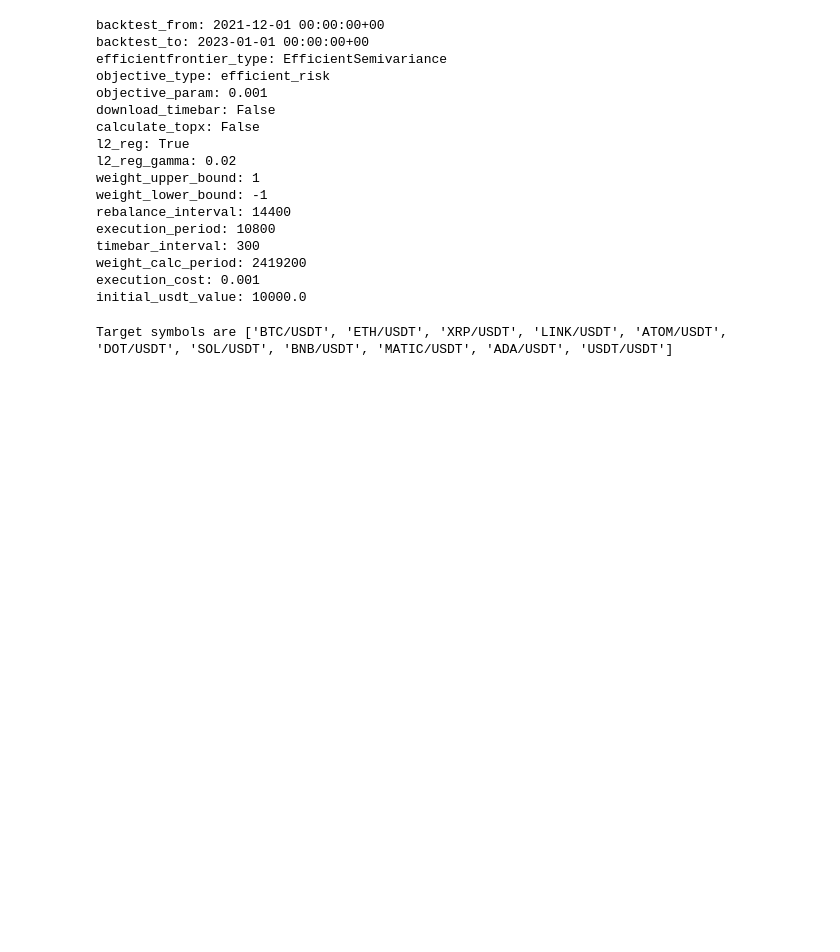
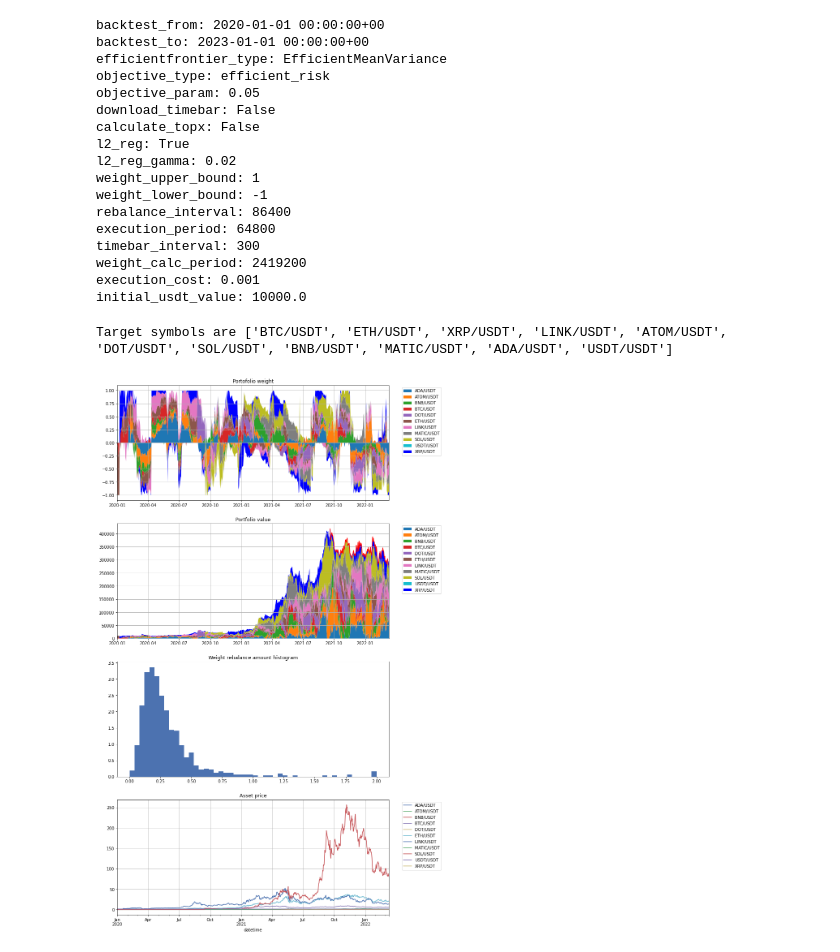
Before and after one commit to takahiro47/crypto_portfolio_bot, a Jupyter notebook: crypto_portfolio_bot.ipynb, the cells around one changed output. Drawn from its saved outputs; the diff is of its cells as text; code cells hidden in the pictures; blank space fills up the shorter version.

Commit message:
Further improvement in backtest

```diff
--- a/crypto_portfolio_bot.ipynb
+++ b/crypto_portfolio_bot.ipynb
@@ -17,19 +17,19 @@ mlflow.set_experiment('crypto_portfolio_bot')
 
 # 実験のパラメータ
 experiment_options = {
-    'backtest_from': '2021-12-01 00:00:00+00',
+    'backtest_from': '2020-01-01 00:00:00+00',
     'backtest_to': '2023-01-01 00:00:00+00',
-    'efficientfrontier_type': 'EfficientSemivariance',
+    'efficientfrontier_type': 'EfficientMeanVariance',
     'objective_type': 'efficient_risk',
-    'objective_param': 0.01,
+    'objective_param': 0.05,
     'download_timebar': False,
     'calculate_topx': False,
     'l2_reg': True,
     'l2_reg_gamma': 0.02,
     'weight_upper_bound': 1,            # 1銘柄のポジション / 全ポジションの絶対値の合計の最大値
     'weight_lower_bound': -1,           # 1銘柄のポジション / 全ポジションの絶対値の合計の最小値
-    'rebalance_interval': 4*60*60,      # ポートフォリオリバランス間隔 [秒]
-    'execution_period': 3*60*60,      # ポートフォリオリバランス実行期間 [秒]
+    'rebalance_interval': 24*60*60,      # ポートフォリオリバランス間隔 [秒]
+    'execution_period': 18*60*60,      # ポートフォリオリバランス実行期間 [秒]
     'timebar_interval': 5*60,           # タイムバー間隔 [秒]
     'weight_calc_period': 4*7*24*60*60,  # ポートフォリオ計算時のリターン系列の長さ [秒]
     'execution_cost': 0.001,            # トレード手数料
@@ -43,19 +43,19 @@ for _idx, _value in enumerate(experiment_options):
     print(f'{_value}: {experiment_options[_value]}')
     mlflow.log_param(_value, experiment_options[_value])
 # %% [output]
-backtest_from: 2021-12-01 00:00:00+00
+backtest_from: 2020-01-01 00:00:00+00
 backtest_to: 2023-01-01 00:00:00+00
-efficientfrontier_type: EfficientSemivariance
+efficientfrontier_type: EfficientMeanVariance
 objective_type: efficient_risk
-objective_param: 0.001
+objective_param: 0.05
 download_timebar: False
 calculate_topx: False
 l2_reg: True
 l2_reg_gamma: 0.02
 weight_upper_bound: 1
 weight_lower_bound: -1
-rebalance_interval: 14400
-execution_period: 10800
+rebalance_interval: 86400
+execution_period: 64800
 timebar_interval: 300
 weight_calc_period: 2419200
 execution_cost: 0.001
@@ -217,7 +217,7 @@ for _symbol in tqdm(portfolio_symbols):
     if _symbol == 'USDT/USDT':
         _table_name = dbutil.get_timebar_table_name('binanceusdm', 'BTC/USDT', '5m')
 
-    _sql = f'SELECT datetime, close from "{_table_name}" WHERE datetime BETWEEN \'{experiment_options["backtest_from"]}\' AND \'{experiment_options["backtest_to"]}\' ORDER BY datetime ASC'
+    _sql = f'SELECT datetime, close from "{_table_name}" WHERE datetime BETWEEN timestamp \'{experiment_options["backtest_from"]}\' - interval \'{experiment_options["weight_calc_period"]} seconds\' AND timestamp \'{experiment_options["backtest_to"]}\' ORDER BY datetime ASC'
     _df = dbutil.read_sql_query(_sql, index_column = '')
     if len(_df) > 0:
         _df.loc[:, 'symbol'] = _symbol
@@ -227,12 +227,6 @@ for _symbol in tqdm(portfolio_symbols):
         dfs.append(_df)
 
 df_portfolio = pd.concat(dfs).set_index(['datetime', 'symbol']).sort_index()
-
-# ウェイト、ポジション、USDTバリュー列を準備する (後々ffillをして埋めるので、0で埋めてはいけない)
-df_portfolio['target_weight'] = np.nan
-df_portfolio['weight'] = np.nan
-df_portfolio['position'] = np.nan
-df_portfolio['value'] = np.nan
 # %%
 # PyPortfolioOptを利用してポートフォリオウェイトを計算
 
@@ -342,6 +353,10 @@ _df_weight = df_portfolio.reset_index().pivot(index = 'datetime', columns = 'sym
 _df_close = df_portfolio.reset_index().pivot(index = 'datetime', columns = 'symbol', values='close').fillna(0)
 _df_position = df_portfolio.reset_index().pivot(index = 'datetime', columns = 'symbol', values='position').fillna(0).copy()
 _df_value = df_portfolio.reset_index().pivot(index = 'datetime', columns = 'symbol', values='value').fillna(0).copy()
+_df_fee = df_portfolio.reset_index().pivot(index = 'datetime', columns = 'symbol', values='value').copy()
+
+_df_weight.iloc[:,:] = 0
+_df_fee.iloc[:,:] = 0
 
 # リバランスサイクル、執行期間などの定数を5分足何本分かで計算しておく
 _rows_execution = int(experiment_options['execution_period'] / experiment_options['timebar_interval'])
@@ -349,8 +364,6 @@ _rows_rebalance = int(experiment_options['rebalance_interval'] / experiment_opti
 _rows_wait_for_execution = _rows_rebalance - _rows_execution
 
 for i in tqdm(range(1, _df_target_weight.shape[0], 1)):
-#    if i == 8647:
-#        set_trace()
     _step_in_rebalance_cycle = _df_target_weight.index[i].value // 10**9 // experiment_options['timebar_interval'] %_rows_rebalance
 
     # リバランス前のポートフォリオの現在時刻での合計価値は、直前の行のポジションを利用して計算する
@@ -370,8 +383,9 @@ for i in tqdm(range(1, _df_target_weight.shape[0], 1)):
             _df_weight.iloc[i] = _df_weight.iloc[i] / _df_weight.iloc[i].abs().sum()
 
         # リバランス前と後のウェイトの差を計算し、リバランス前の資産合計から手数料を引いておく
-        _weight_diff_abs_sum = (_df_weight.iloc[i] - _df_weight.iloc[i-1] ).abs().sum()
-        _value_after_fee_abssum = _value_before_rebalance.abs().sum() * (1 - _weight_diff_abs_sum * experiment_options['execution_cost'])
+        _weight_diff_abs = (_df_weight.iloc[i] - _df_weight.iloc[i-1] ).abs()
+        _df_fee.iloc[i] = _value_before_rebalance.abs().sum() * _weight_diff_abs * experiment_options['execution_cost']
+        _value_after_fee_abssum = _value_before_rebalance.abs().sum() * (1 - _weight_diff_abs.sum() * experiment_options['execution_cost'])
 
         # 銘柄ごとのバリューを更新
         _df_value.iloc[i] = (_value_after_fee_abssum * _df_weight.iloc[i]).fillna(0)
@@ -389,6 +403,7 @@ for i in tqdm(range(1, _df_target_weight.shape[0], 1)):
 df_portfolio['position'] = _df_position.stack()
 df_portfolio['weight'] = _df_weight.stack()
 df_portfolio['value'] = _df_value.stack()
+df_portfolio['fee'] = _df_fee.cumsum().stack()
 df_portfolio = df_portfolio.sort_index().fillna(0)
 # %%
 # パフォーマンス表示用の関数
@@ -469,4 +503,8 @@ def visualize_performance(df, array_performance, render_from, render_to, options
 # %%
 # パフォーマンスを表示
 df_portfolio = df_portfolio.sort_index()
 df_portfolio.fillna(0, inplace=True)
+visualize_performance(df_portfolio, array_performance, experiment_options['backtest_from'], experiment_options['backtest_to'], experiment_options).show()
+mlflow.end_run()
+# %% [output]
+[figure, added]
```
Also changed, not shown: parts of 5 cells of this notebook.
